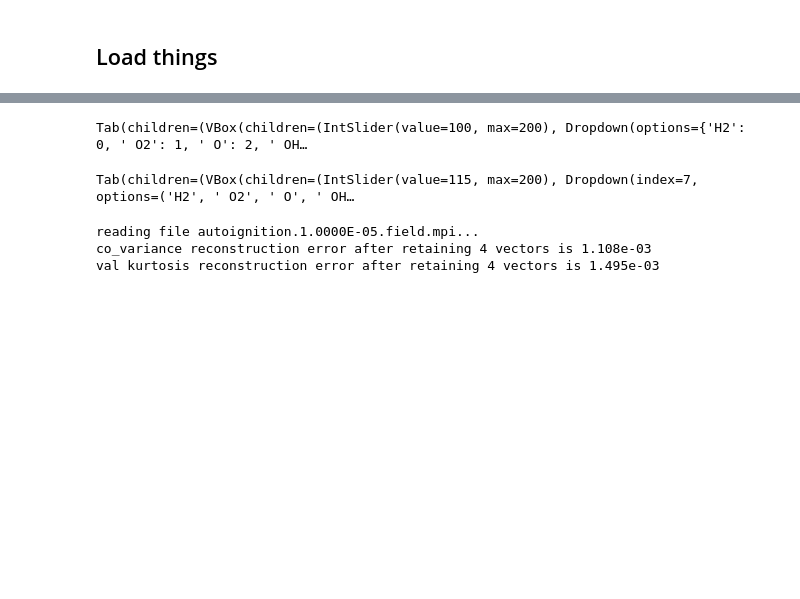
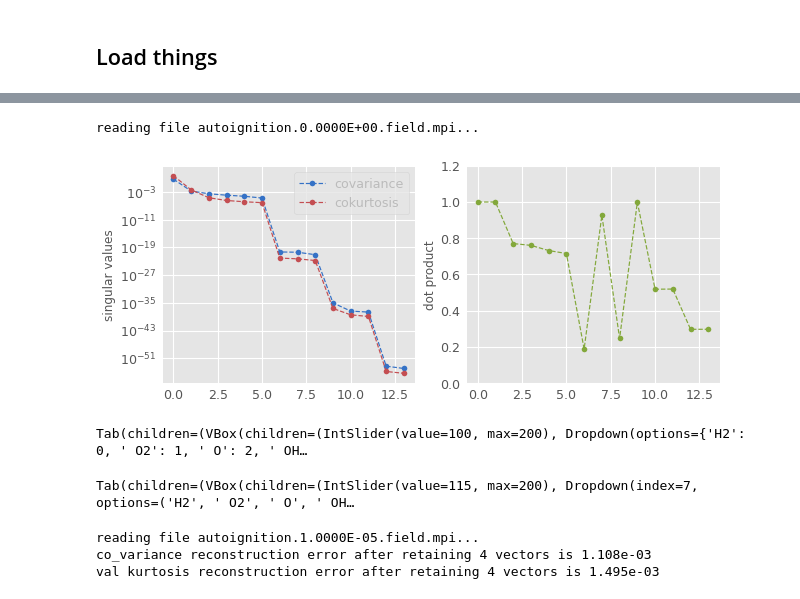
Before and after one commit to kulkarnisp/dim-red, a Jupyter notebook: examples/combust_data.ipynb, the cells around one changed output, grey strips where cells are left out. Saved outputs shown, nothing was run; the diff lists cells and outputs as text; code cells hidden in the pictures; blank space fills up the shorter version.

```diff
--- a/examples/combust_data.ipynb
+++ b/examples/combust_data.ipynb
@@ -23,3 +19,3 @@ from IPython.display import display
 # %%
-rn = RunnerTime()
+rn = Elbow()
 species = rn.loader.varid
@@ -77,3 +43,9 @@ for i,name in enumerate(titles):
+# %%
+topbar = Knob(rn)
+topbar
+# %% [output]
+reading file autoignition.0.0000E+00.field.mpi...
+[figure, added]
 # %%
 topbar
 # %% [output]
```
Also changed, not shown: parts of 6 cells of this notebook, 3 other files.
